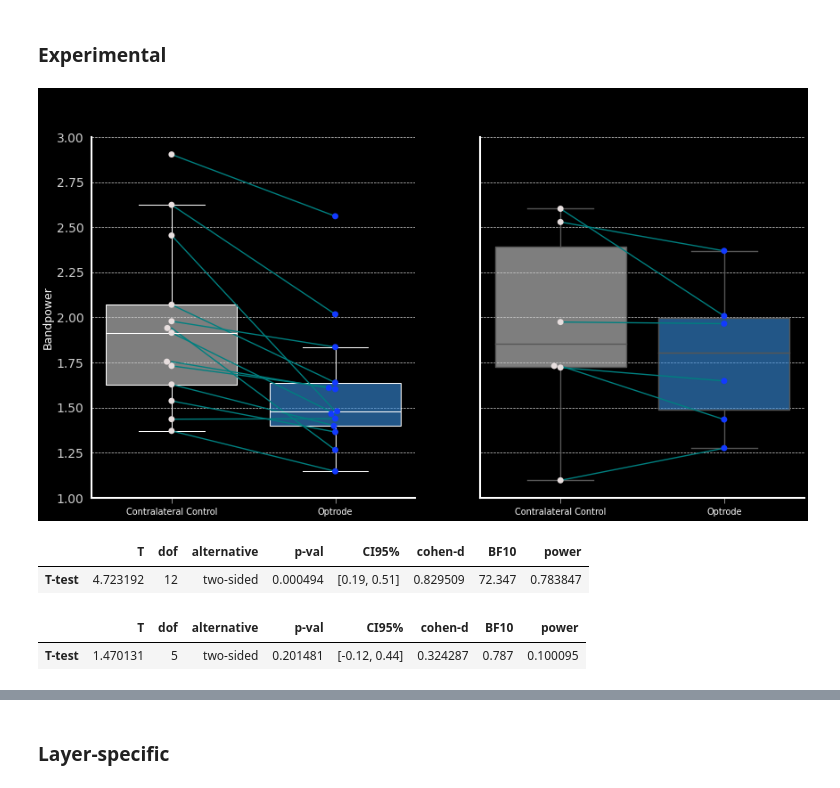
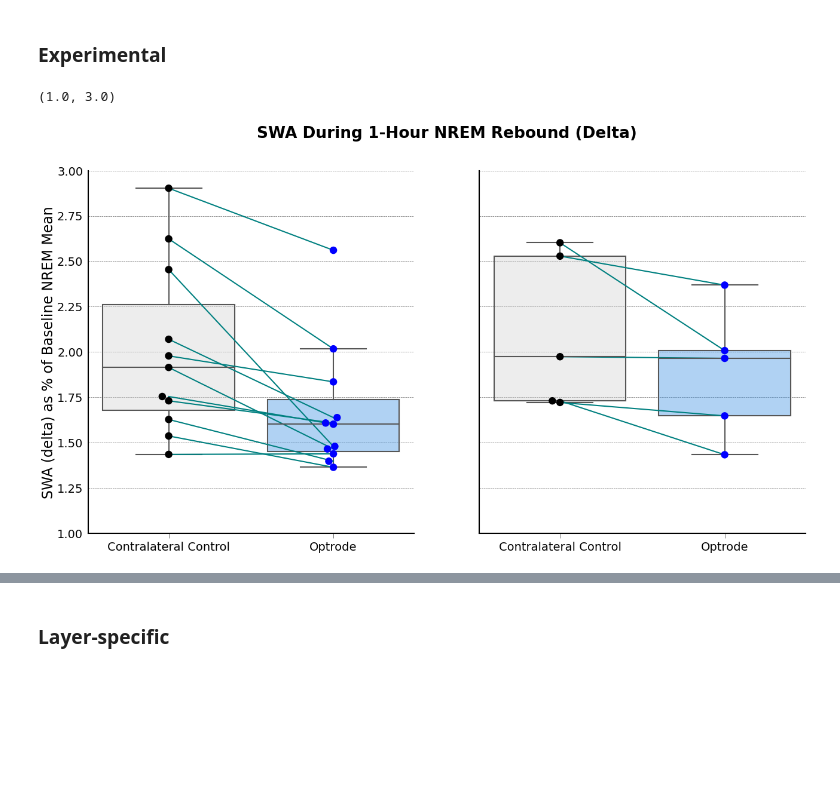
Before and after one commit to kortdriessen/acr, a Jupyter notebook: pub/swa_figs.ipynb, the cells around one changed output, grey strips where cells are left out. Saved outputs shown, nothing was run; the diff lists cells and outputs as text; code cells hidden in the pictures; blank space fills up the shorter version.

```diff
--- a/pub/swa_figs.ipynb
+++ b/pub/swa_figs.ipynb
@@ -28,7 +30,7 @@ figs = '/Volumes/opto_loc/Data/ACR_PROJECT_MATERIALS/plots_presentations_etc/tem
 # %% [markdown]
 # Slow-Wave Induction during Sleep Deprivation
 # %%
-fsd_df = pl.read_csv('data/stim_df.csv')
+fsd_df = pl.read_csv('sd_df.csv')
 fsd_by_chan = fsd_df.filter(pl.col('Band')=='delta').groupby(['subject', 'channel', 'exp', 'store']).mean()
 cut = fsd_by_chan.sort('Bandpower').filter(pl.col('Bandpower')<1.5)
 good_chans = cut.groupby(['subject', 'exp', 'channel', 'store']).mean()
@@ -48,7 +50,7 @@ chans['ACR_20']['swi'] = [9, 10, 11, 12, 13, 14, 15, 16]
 chans['ACR_23']['swisin'] = [9, 10, 11, 12, 13, 14, 15, 16]
 chans['ACR_23']['swi'] = [9, 10, 11, 12, 13, 14, 15, 16]
 # %%
-sd_df = pl.read_csv('data/stim_df.csv')
+sd_df = pl.read_csv('swi_df.csv')
 # %%
 # this will get us a version of the stimulation df with only the clean channels
 sd_df_clean = pl.DataFrame()
@@ -68,2 +65,0 @@ sd_exp_means_acr = sd_exp_means_acr.with_columns(exp_alias=pl.when(pl.col('exp')
-# %%
-sd_exp_means = pl.concat([sd_exp_means_som, sd_exp_means_acr])
@@ -76,17 +71,17 @@ for subject in sd_dex_means.expmt('swi2').subject.unique():
     sd_dex_means.loc[(sd_dex_means.subject == subject) & (sd_dex_means['exp'] == 'swi2'), 'subject'] = f'ACR_{new_sub}'
     new_sub += 1
 # %%
-f, ax = plt.subplots(1, 2, figsize=(18, 15), sharey=True)
+f, ax = plt.subplots(1, 2, figsize=(30, 15), sharey=True)
 
 
 # OFF-INDUCTION
-sns.boxplot(data=sd_dex_means.exp_als(), x='store', y='Bandpower', order=['NNXr', 'NNXo'], palette=['lightgray', 'dodgerblue'], fliersize=0, ax=ax[0])
+sns.boxplot(data=sd_dex_means.exp_als('swi'), x='store', y='Bandpower', order=['NNXr', 'NNXo'], palette=['lightgray', 'dodgerblue'], fliersize=0, ax=ax[0])
 for patch in ax[0].patches:
     r, g, b, a = patch.get_facecolor()
     patch.set_facecolor((r, g, b, .4))
 
-sns.swarmplot(data=sd_dex_means.exp_als(), x='store', y='Bandpower', order=['NNXr', 'NNXo'], palette=['black', 'blue'], marker='o', size=18, ax=ax[0])
-sns.lineplot(data=sd_dex_means.exp_als(), x='store', y='Bandpower', units='subject', estimator=None, color='teal', ax=ax[0], linewidth=3)
+sns.swarmplot(data=sd_dex_means.exp_als('swi'), x='store', y='Bandpower', order=['NNXr', 'NNXo'], palette=['black', 'blue'], marker='o', size=18, ax=ax[0])
+sns.lineplot(data=sd_dex_means.exp_als('swi'), x='store', y='Bandpower', units='subject', estimator=None, color='teal', ax=ax[0], linewidth=3)
 
 ax[0].set_xticklabels(['Contralateral Control', 'Optrode'])
 ax[0].set_xlabel('')
@@ -94,13 +89,13 @@ ax[0].set_xlabel('')
 ax[0].set_ylabel('SWA (delta) as % of Baseline NREM Mean')
 
 # SINUSOIDAL
-sns.boxplot(data=sd_dex_means.exp_als(), x='store', y='Bandpower', order=['NNXr', 'NNXo'], palette=['lightgray', 'dodgerblue'], fliersize=0, ax=ax[1])
+sns.boxplot(data=sd_dex_means.exp_als('swisin'), x='store', y='Bandpower', order=['NNXr', 'NNXo'], palette=['lightgray', 'dodgerblue'], fliersize=0, ax=ax[1])
 for patch in ax[1].patches:
     r, g, b, a = patch.get_facecolor()
     patch.set_facecolor((r, g, b, .4))
 
-sns.swarmplot(data=sd_dex_means.exp_als(), x='store', y='Bandpower', order=['NNXr', 'NNXo'], palette=['black', 'blue'], marker='o', size=18, ax=ax[1])
-sns.lineplot(data=sd_dex_means.exp_als(), x='store', y='Bandpower', units='subject', estimator=None, color='teal', ax=ax[1], linewidth=3)
+sns.swarmplot(data=sd_dex_means.exp_als('swisin'), x='store', y='Bandpower', order=['NNXr', 'NNXo'], palette=['black', 'blue'], marker='o', size=18, ax=ax[1])
+sns.lineplot(data=sd_dex_means.exp_als('swisin'), x='store', y='Bandpower', units='subject', estimator=None, color='teal', ax=ax[1], linewidth=3)
 
 ax[1].set_xticklabels(['Contralateral Control', 'Optrode'])
 ax[1].set_xlabel('')
@@ -307,56 +148,45 @@ delta_exp_means['sub_alias'] = sub_array
 for subject in delta_exp_means.expmt('swi2').subject.unique():
     delta_exp_means.loc[(delta_exp_means.subject == subject) & (delta_exp_means['exp'] == 'swi2'), 'sub_alias'] = f'{subject}_b'
 # %%
-plt.style.use('fast')
-plt.style.use('/home/kdriessen/gh_master/kdephys/kdephys/plot/acr_plots_dark.mplstyle')
+f, ax = plt.subplots(1, 2, figsize=(30, 15), sharey=True)
 
-f, ax = plt.subplots(1, 2, figsize=(20, 10), sharey=True)
 
 # OFF-INDUCTION
-ax[0] = sns.boxplot(data=delta_exp_means.exp_als('swi'), x='store', y='Bandpower', order=['NNXr', 'NNXo'], palette=['lightgray', 'dodgerblue'], fliersize=0, ax=ax[0],
-                    medianprops={"color": "white", "linewidth": 1.5},
-                    whiskerprops={"color": "white", "linewidth": 1.5},
-                    capprops={"color": "white", "linewidth": 1.5},
-                    boxprops={"edgecolor": "white", "linewidth": 1.5})
-
+sns.boxplot(data=delta_exp_means.exp_als('swi'), x='store', y='Bandpower', order=['NNXr', 'NNXo'], palette=['lightgray', 'dodgerblue'], fliersize=0, ax=ax[0])
 for patch in ax[0].patches:
     r, g, b, a = patch.get_facecolor()
-    patch.set_facecolor((r, g, b, .6))
-    #patch.set_edgecolor('white')
+    patch.set_facecolor((r, g, b, .4))
 
-
-
-sns.swarmplot(data=delta_exp_means.exp_als('swi'), x='store', y='Bandpower', order=['NNXr', 'NNXo'], palette=['#e7dede', '#123aff'], marker='o', size=10, ax=ax[0])
-sns.lineplot(data=delta_exp_means.exp_als('swi'), x='store', y='Bandpower', units='sub_alias', estimator=None, color='teal', ax=ax[0], linewidth=2)
+sns.swarmplot(data=delta_exp_means.exp_als('swi'), x='store', y='Bandpower', order=['NNXr', 'NNXo'], palette=['black', 'blue'], marker='o', size=18, ax=ax[0])
+sns.lineplot(data=delta_exp_means.exp_als('swi'), x='store', y='Bandpower', units='sub_alias', estimator=None, color='teal', ax=ax[0], linewidth=3)
 
 ax[0].set_xticklabels(['Contralateral Control', 'Optrode'])
 ax[0].set_xlabel('')
 #ax[0].set_title('OFF-Induction', fontsize=24)
-#ax[0].set_ylabel('SWA (delta) as % of Baseline NREM Mean')
+ax[0].set_ylabel('SWA (delta) as % of Baseline NREM Mean')
 
 # SINUSOIDAL
 sns.boxplot(data=delta_exp_means.exp_als('swisin'), x='store', y='Bandpower', order=['NNXr', 'NNXo'], palette=['lightgray', 'dodgerblue'], fliersize=0, ax=ax[1])
 for patch in ax[1].patches:
     r, g, b, a = patch.get_facecolor()
-    patch.set_facecolor((r, g, b, .6))
+    patch.set_facecolor((r, g, b, .4))
 
-sns.swarmplot(data=delta_exp_means.exp_als('swisin'), x='store', y='Bandpower', order=['NNXr', 'NNXo'], palette=['#e7dede', '#123aff'], marker='o', size=10, ax=ax[1])
-sns.lineplot(data=delta_exp_means.exp_als('swisin'), x='store', y='Bandpower', units='sub_alias', estimator=None, color='teal', ax=ax[1], linewidth=2)
+sns.swarmplot(data=delta_exp_means.exp_als('swisin'), x='store', y='Bandpower', order=['NNXr', 'NNXo'], palette=['black', 'blue'], marker='o', size=18, ax=ax[1])
+sns.lineplot(data=delta_exp_means.exp_als('swisin'), x='store', y='Bandpower', units='sub_alias', estimator=None, color='teal', ax=ax[1], linewidth=3)
 
 ax[1].set_xticklabels(['Contralateral Control', 'Optrode'])
 ax[1].set_xlabel('')
 #ax[1].set_title('Sinusoidal', fontsize=24)
 ax[1].set_ylabel('')
 
 
 # FIGURE-LEVEL
 f.suptitle('SWA During 1-Hour NREM Rebound (Delta)')
 ax[0].set_ylim(1.0, 3.0)
 ax[1].set_ylim(1.0, 3.0)
-
-f.savefig(f'{figs}/swa_reb.png', dpi=600, bbox_inches='tight')
 # %% [output]
+(1.0, 3.0)
-[figure, old version]
+[figure, new version]
 # %%
 # Statistical tests
 # -----------------
@@ -368,16 +198,6 @@ delta_reb_swisin_nnxo = delta_exp_means.loc[delta_exp_means.store=='NNXo'].exp_a
 
 swi_stats = pg.ttest(delta_reb_swi_nnxr, delta_reb_swi_nnxo, paired=True)
 swisin_stats = pg.ttest(delta_reb_swisin_nnxr, delta_reb_swisin_nnxo, paired=True)
-# %%
-swi_stats
-# %% [output]
-|  | T | dof | alternative | p-val | CI95% | cohen-d | BF10 | power |
-| T-test | 4.723192 | 12 | two-sided | 0.000494 | [0.19, 0.51] | 0.829509 | 72.347 | 0.783847 |
-# %%
-swisin_stats
-# %% [output]
-|  | T | dof | alternative | p-val | CI95% | cohen-d | BF10 | power |
-| T-test | 1.470131 | 5 | two-sided | 0.201481 | [-0.12, 0.44] | 0.324287 | 0.787 | 0.100095 |
 # %%
 swi_rels = {}
 for subject in delta_exp_means.exp_als('swi')['sub_alias'].unique():
```
Also changed, not shown: parts of 17 cells of this notebook.
